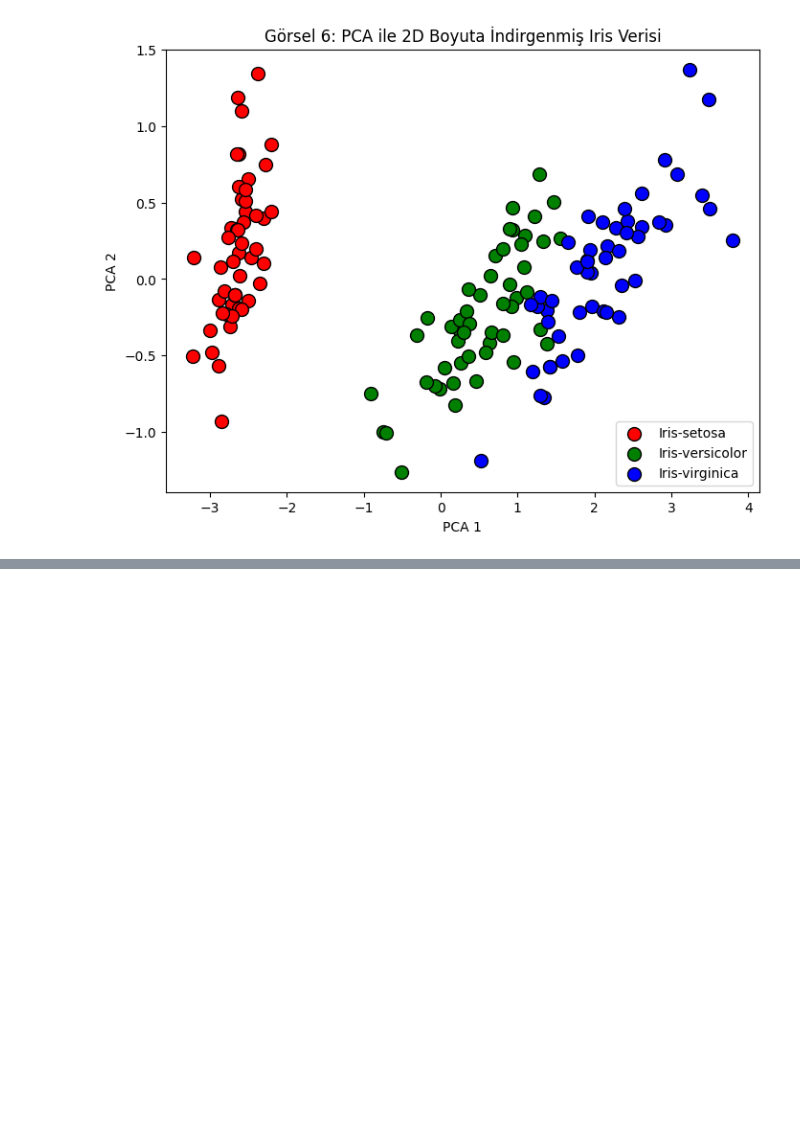
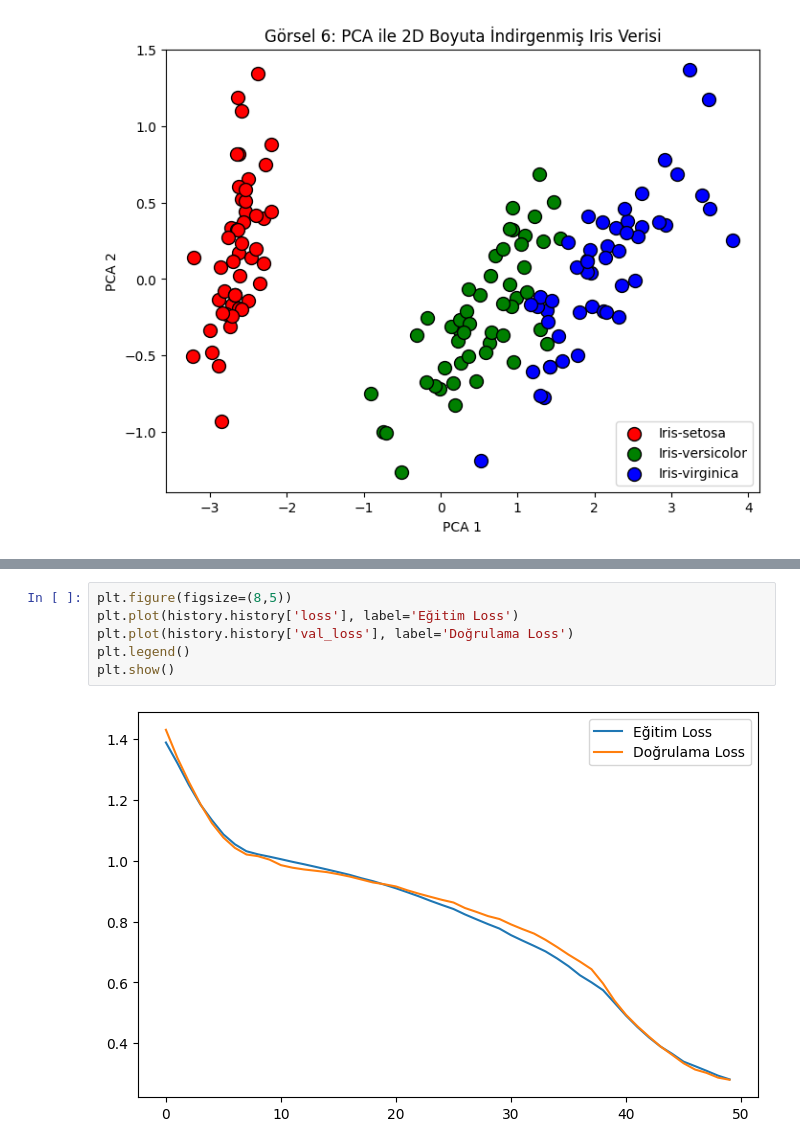
Before and after one commit to pelin52/.com, a Jupyter notebook: iris_veriseti_ile_lojistik_regrasyon.ipynb, the cells around one changed output, grey strips where cells are left out. Drawn from its saved outputs; the diff is of its cells as text; blank space fills up the shorter version.

```diff
--- a/iris_veriseti_ile_lojistik_regrasyon.ipynb
+++ b/iris_veriseti_ile_lojistik_regrasyon.ipynb
@@ -235,0 +315,8 @@ plt.show()
+# %%
+plt.figure(figsize=(8,5))
+plt.plot(history.history['loss'], label='Eğitim Loss')
+plt.plot(history.history['val_loss'], label='Doğrulama Loss')
+plt.legend()
+plt.show()
+# %% [output]
+[figure, added]
```
Also changed, not shown: parts of 14 cells of this notebook.
